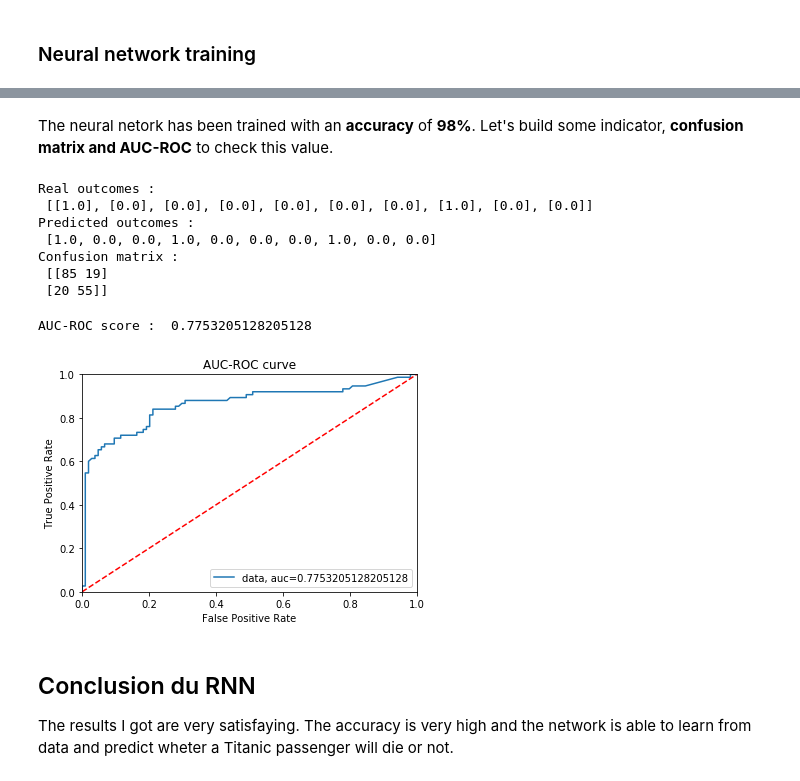
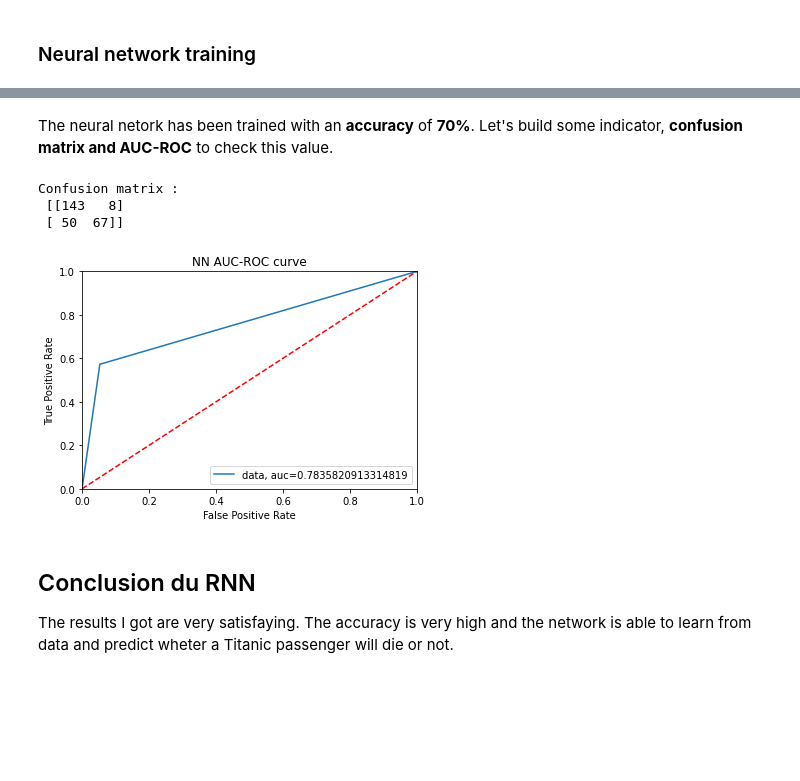
Before and after one commit to Julien-Verdun/Kaggle, a Jupyter notebook: Titanic/titanic/titanic.ipynb, the cells around one changed output, grey strips where cells are left out. Drawn from its saved outputs; the diff is of its cells as text; code cells hidden in the pictures; blank space fills up the shorter version.

```diff
--- a/Titanic/titanic/titanic.ipynb
+++ b/Titanic/titanic/titanic.ipynb
@@ -302,3 +220,11 @@ Input at test time :
+# %%
+# input data processing : creation of the input and output layers
+input_training_data = training_array
+output_training_data = training_df["Survived"].values
+# %%
+# test data processing : creation of the input and output layers
+input_test_data = test_array
+output_test_data = test_df["Survived"].values
 # %% [markdown]
 ### Neural network training
 # %%
@@ -350,0 +270,11 @@ test accuracy:  0.7821229100227356
+# %%
+# training the model with training data
+EPOCHS = 15
+BATCH_SIZE = 16
+# fiting model
+history = model.fit(input_training_data, output_training_data,
+    epochs=EPOCHS,
+    batch_size=BATCH_SIZE,
+    verbose=1,
+    shuffle=True,
+    validation_data = (input_test_data, output_test_data))
@@ -350,0 +322,4 @@ test accuracy:  0.7821229100227356
+# %%
+# evaluation of model accuracy
+_ , nn_acc = model.evaluate(input_test_data, output_test_data, batch_size=BATCH_SIZE)
+print('Neural Network accuracy : ', nn_acc)
@@ -351,5 +329,5 @@ test accuracy:  0.7821229100227356
 # %% [markdown]
-The neural netork has been trained with an **accuracy** of **98%**.
+The neural netork has been trained with an **accuracy** of **70%**.
 Let's build some indicator, **confusion matrix and AUC-ROC** to check this value.
 # %%
 def predict(vec_sentence):
@@ -358,47 +336,29 @@ def predict(vec_sentence):
     """
     return np.round(model.predict(vec_sentence))
 # %%
-from sklearn.metrics import confusion_matrix
 # results of the predictions with trained neural network
 pred = [round(elt[0]) for elt in predict(input_test_data)]
-# display part of the outcomes
-print("Real outcomes : \n",output_test_data[0:10].tolist())
-print("Predicted outcomes : \n",pred[0:10])
-print("Confusion matrix : \n",confusion_matrix(output_test_data, pred))
+nn_confusion_matrix = confusion_matrix(output_test_data, pred)
+print("Confusion matrix : \n",nn_confusion_matrix)
 # %% [output]
-Real outcomes :
- [[1.0], [0.0], [0.0], [0.0], [0.0], [0.0], [0.0], [1.0], [0.0], [0.0]]
-Predicted outcomes :
- [1.0, 0.0, 0.0, 1.0, 0.0, 0.0, 0.0, 1.0, 0.0, 0.0]
 Confusion matrix :
- [[85 19]
- [20 55]]
+ [[143   8]
+ [ 50  67]]
 # %%
-from sklearn.metrics import roc_auc_score
+# calculate the false positive rate fpr and true positive tpr for all thresholds of the classification
+fpr, tpr, threshold = metrics.roc_curve(output_test_data, pred)
 
-# computation of the AUC-ROC score
-auc = roc_auc_score(output_test_data, pred)
-print("AUC-ROC score : ",auc)
-
-import sklearn.metrics as metrics
-import matplotlib.pyplot as plt
-
-# calculate the false positive rate fpr and true positive tpr for all thresholds of the classification
-probs = model.predict(input_test_data)
-fpr, tpr, threshold = metrics.roc_curve(output_test_data, probs)
-
-plt.plot(fpr,tpr,label="data, auc="+str(auc))
-plt.title('AUC-ROC curve')
+plt.plot(fpr,tpr,label="data, auc="+str(nn_acc))
+plt.title('NN AUC-ROC curve')
 plt.legend(loc = 'lower right')
 plt.plot([0, 1], [0, 1],'r--')
 plt.xlim([0, 1])
 plt.ylim([0, 1])
 plt.ylabel('True Positive Rate')
 plt.xlabel('False Positive Rate')
 plt.show()
 # %% [output]
-AUC-ROC score :  0.7753205128205128
-[figure, old version]
+[figure, new version]
 # %% [markdown]
 ## Conclusion du RNN
 
```
Also changed, not shown: parts of 74 cells of this notebook, 4 other files.
